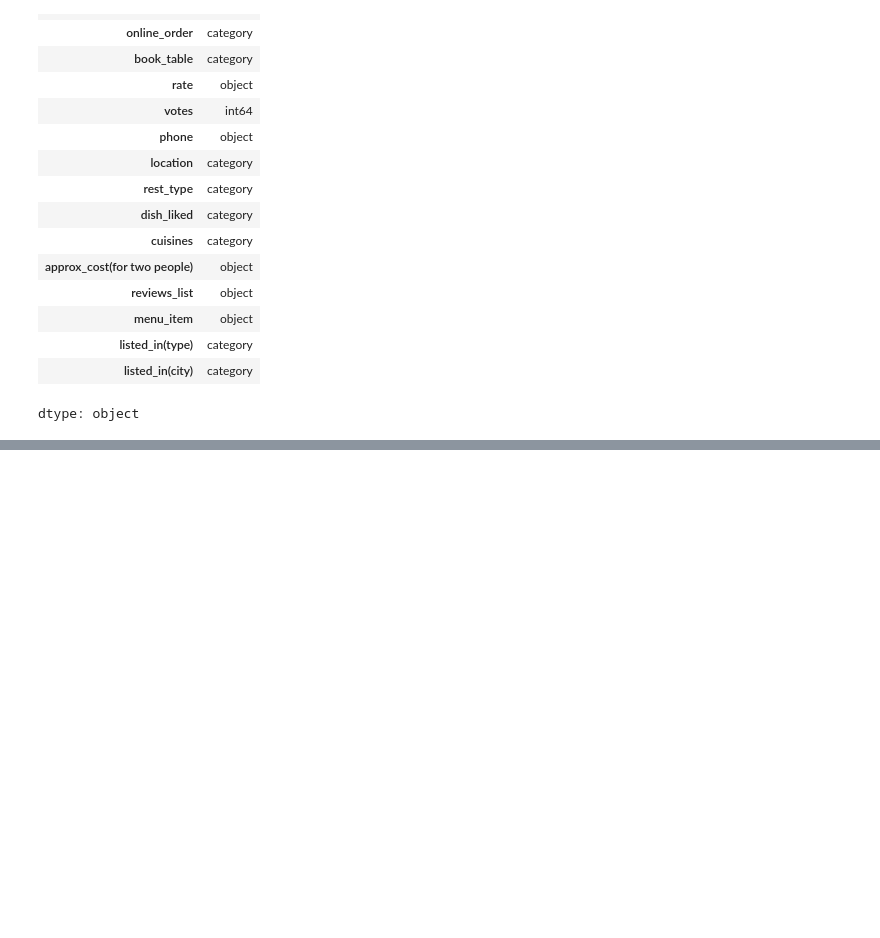
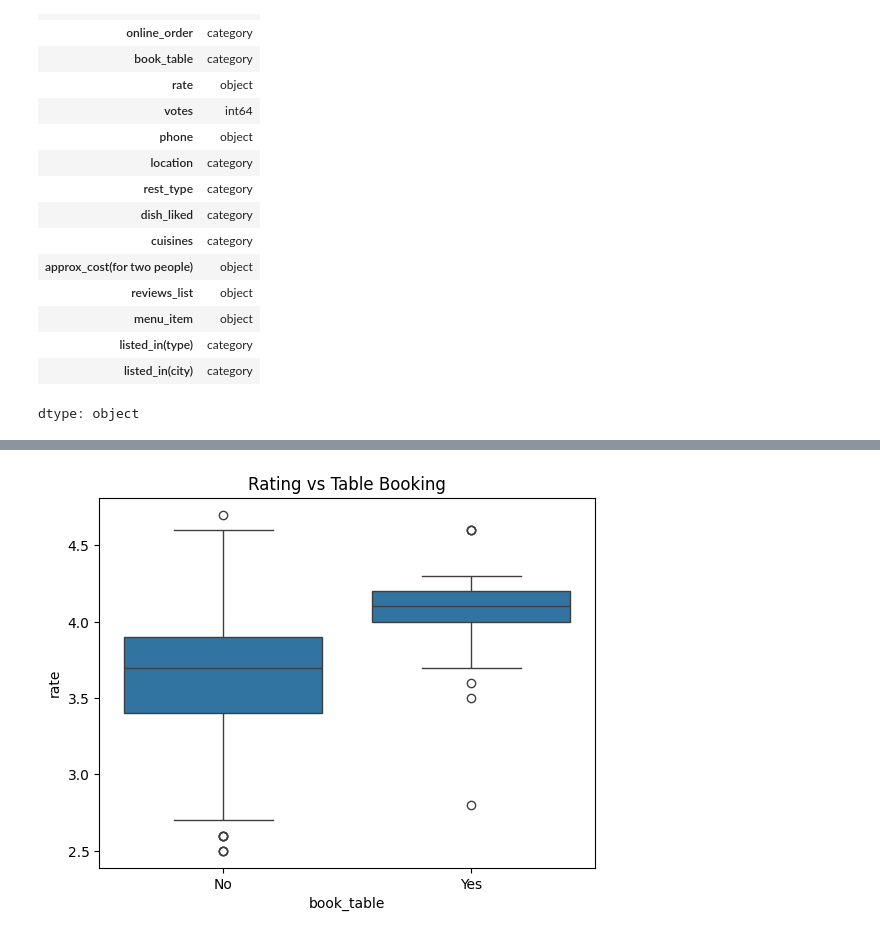
Before and after one commit to somasundar0708/Pizza-insights-project, a Jupyter notebook: Zomato_Bangalore_analysis_project.ipynb, the cells around one changed output, grey strips where cells are left out. Cells and saved outputs as stored; diff of their text form; code cells hidden in the pictures; blank space fills up the shorter version.

```diff
--- a/Zomato_Bangalore_analysis_project.ipynb
+++ b/Zomato_Bangalore_analysis_project.ipynb
@@ -387,0 +396,6 @@ TypeError: 'value' must be an instance of str or bytes, not a float
+# %%
+sns.boxplot(x='book_table', y='rate', data=sun)
+plt.title('Rating vs Table Booking')
+plt.show()
+# %% [output]
+[figure, added]
```
Also changed, not shown: parts of 28 cells of this notebook.
